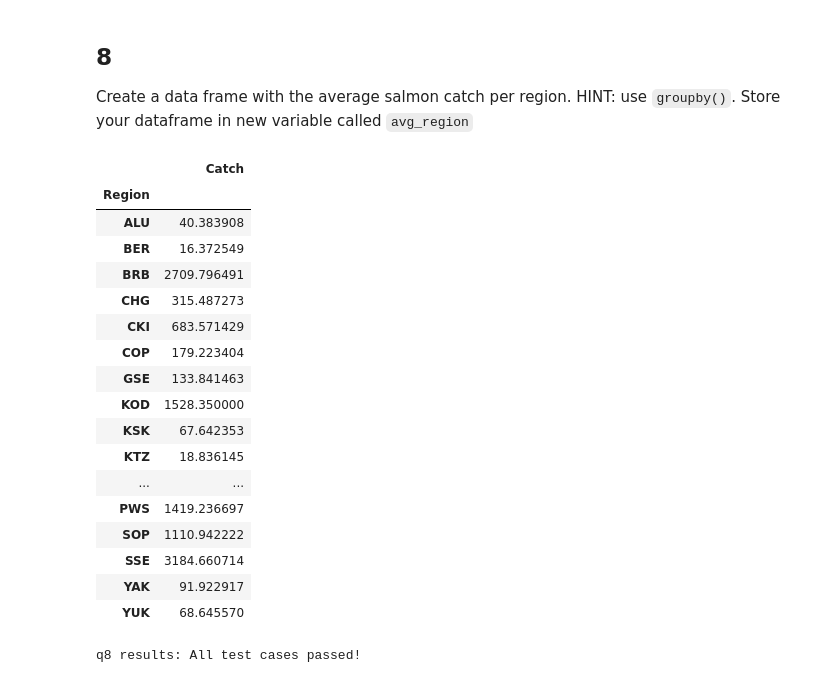
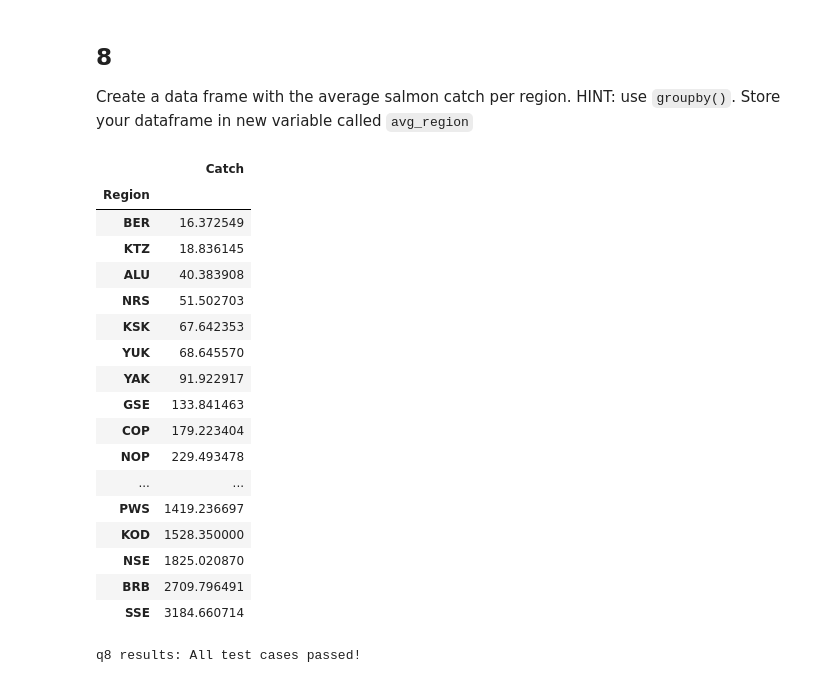
Before and after one commit to vedikaS-byte/eds220-hwk2, a Jupyter notebook: task2/hwk2-task2-salmon.ipynb, the cells around one changed output. Cells and saved outputs as stored; diff of their text form; code cells hidden in the pictures.

Commit message:
Finished #9 on task 2. Updated avg_region to sort in ascending order for graphing purposes. Used plot.bar() to create a bar graph of average catch by region from 1887-1997

```diff
--- a/task2/hwk2-task2-salmon.ipynb
+++ b/task2/hwk2-task2-salmon.ipynb
@@ -237,28 +237,29 @@ q7 results: All test cases passed!
 Create a data frame with the average salmon catch per region. HINT: use `groupby()`. Store your dataframe in new variable called `avg_region`
 # %%
 # Use group_by() to group catch by region, then call mean() to find average catch per region
-avg_region = catch_data.groupby("Region")["Catch"].mean()
+avg_region = catch_data.groupby("Region").Catch.mean().sort_values()
+#avg_region = avg_region.reset_index()
 avg_region = pd.DataFrame(avg_region)
 avg_region
 # %% [output]
 |  | Catch |
 | Region |  |
+| BER | 16.372549 |
+| KTZ | 18.836145 |
 | ALU | 40.383908 |
-| BER | 16.372549 |
-| BRB | 2709.796491 |
-| CHG | 315.487273 |
-| CKI | 683.571429 |
+| NRS | 51.502703 |
+| KSK | 67.642353 |
+| YUK | 68.645570 |
+| YAK | 91.922917 |
+| GSE | 133.841463 |
 | COP | 179.223404 |
-| GSE | 133.841463 |
-| KOD | 1528.350000 |
-| KSK | 67.642353 |
-| KTZ | 18.836145 |
+| NOP | 229.493478 |
 | ... | ... |
 | PWS | 1419.236697 |
-| SOP | 1110.942222 |
+| KOD | 1528.350000 |
+| NSE | 1825.020870 |
+| BRB | 2709.796491 |
 | SSE | 3184.660714 |
-| YAK | 91.922917 |
-| YUK | 68.645570 |
 # %%
 grader.check("q8")
 # %% [output]
```
Also changed, not shown: parts of 2 cells of this notebook.
